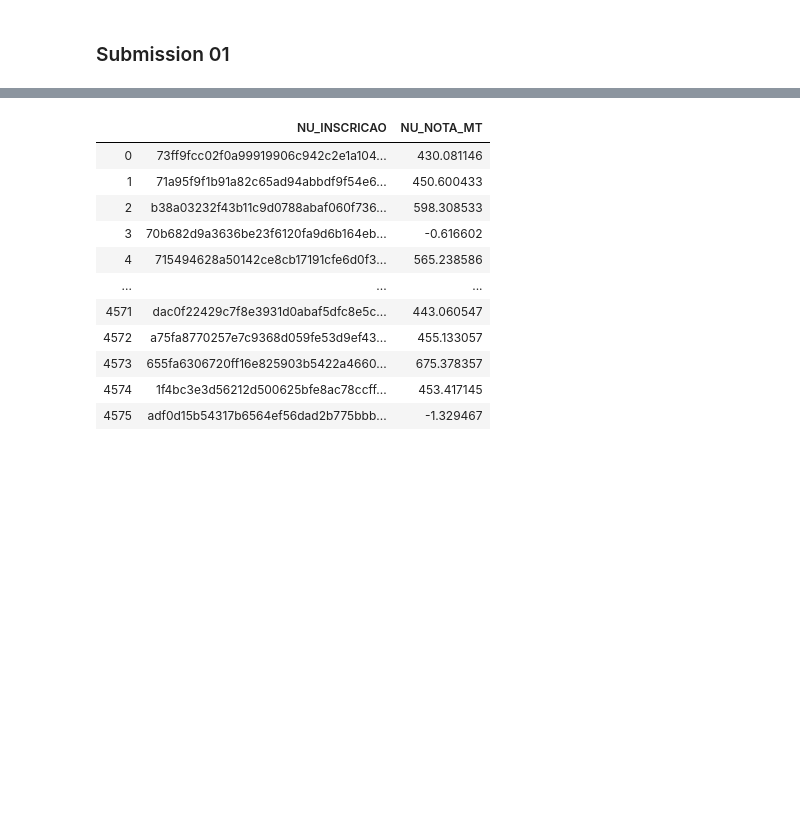
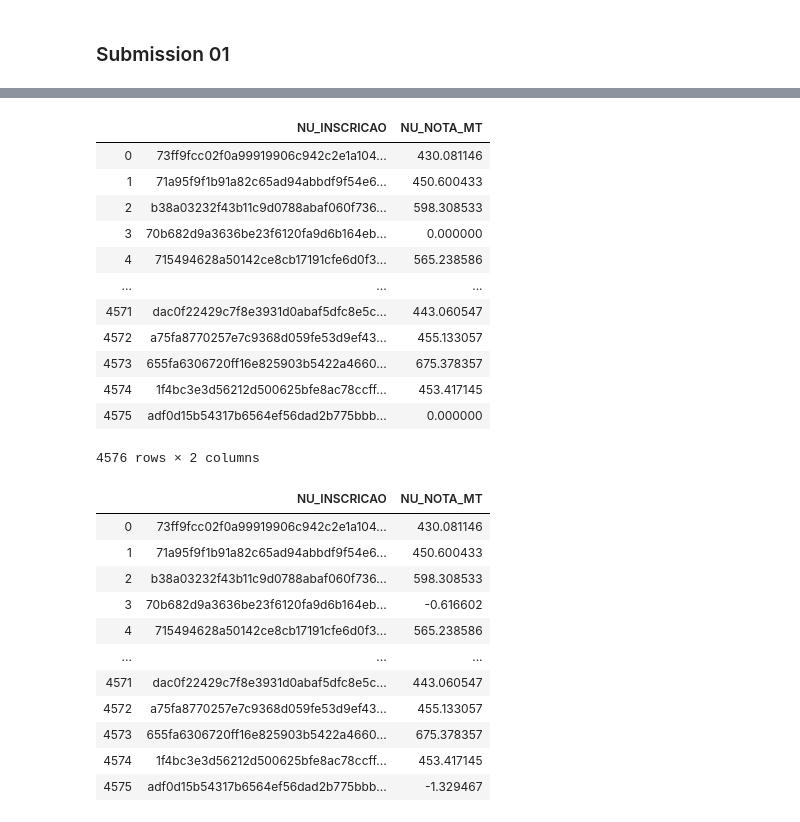
Before and after one commit to laryxm/codenation_datascience, a Jupyter notebook: selection/codenation_regression_techniques.ipynb, the cells around one changed output, grey strips where cells are left out. Cells and saved outputs as stored; diff of their text form; code cells hidden in the pictures; blank space fills up the shorter version.

```diff
--- a/selection/codenation_regression_techniques.ipynb
+++ b/selection/codenation_regression_techniques.ipynb
@@ -841,3 +841,7 @@ df_test_n.shape
 # Submission
 pd.DataFrame({'NU_INSCRICAO':df_test_n.NU_INSCRICAO,'NU_NOTA_MT':y_sub}).to_csv("answer_9327.csv", index= False)
 pd.DataFrame({'NU_INSCRICAO':df_test_n.NU_INSCRICAO,'NU_NOTA_MT':y_sub}).to_csv("answer.csv", index= False)
+# %%
+resposta = pd.DataFrame({'NU_INSCRICAO':df_test_n.NU_INSCRICAO,'NU_NOTA_MT':y_sub})
+# %%
+resposta.loc[resposta.NU_NOTA_MT < 0 , 'NU_NOTA_MT'] = 0
@@ -844,3 +860,19 @@ pd.DataFrame({'NU_INSCRICAO':df_test_n.NU_INSCRICAO,'NU_NOTA_MT':y_sub}).to_csv(
+# %%
+resposta
+# %% [output]
+|  | NU_INSCRICAO | NU_NOTA_MT |
+| 0 | 73ff9fcc02f0a99919906c942c2e1a104... | 430.081146 |
+| 1 | 71a95f9f1b91a82c65ad94abbdf9f54e6... | 450.600433 |
+| 2 | b38a03232f43b11c9d0788abaf060f736... | 598.308533 |
+| 3 | 70b682d9a3636be23f6120fa9d6b164eb... | 0.000000 |
+| 4 | 715494628a50142ce8cb17191cfe6d0f3... | 565.238586 |
+| ... | ... | ... |
+| 4571 | dac0f22429c7f8e3931d0abaf5dfc8e5c... | 443.060547 |
+| 4572 | a75fa8770257e7c9368d059fe53d9ef43... | 455.133057 |
+| 4573 | 655fa6306720ff16e825903b5422a4660... | 675.378357 |
+| 4574 | 1f4bc3e3d56212d500625bfe8ac78ccff... | 453.417145 |
+| 4575 | adf0d15b54317b6564ef56dad2b775bbb... | 0.000000 |
+4576 rows × 2 columns
 # %%
 pd.DataFrame({'NU_INSCRICAO':df_test_n.NU_INSCRICAO,'NU_NOTA_MT':y_sub})
 # %% [output]
```
Also changed, not shown: parts of 2 cells of this notebook.
